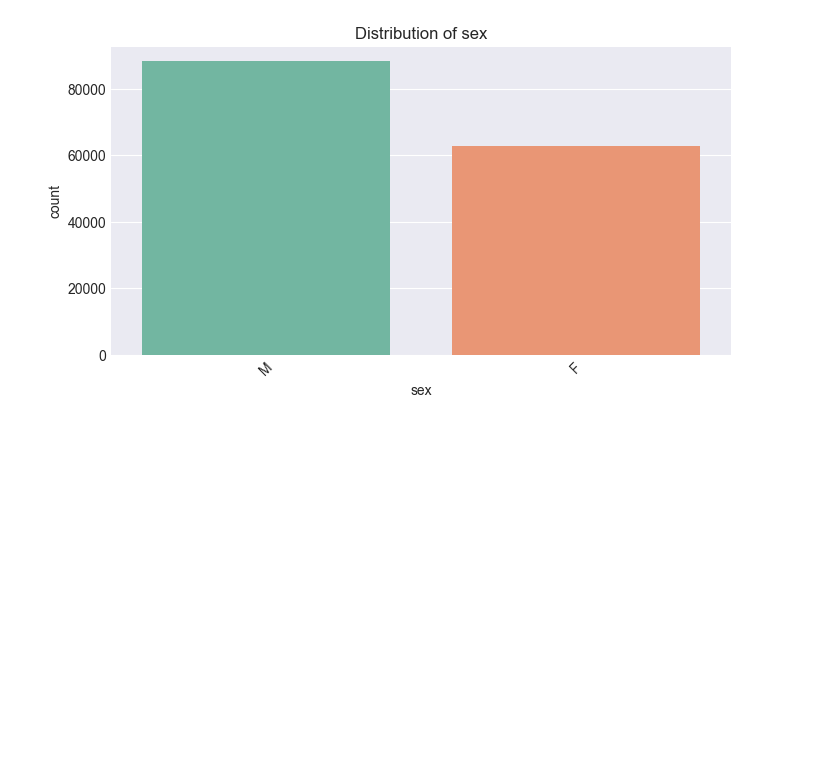
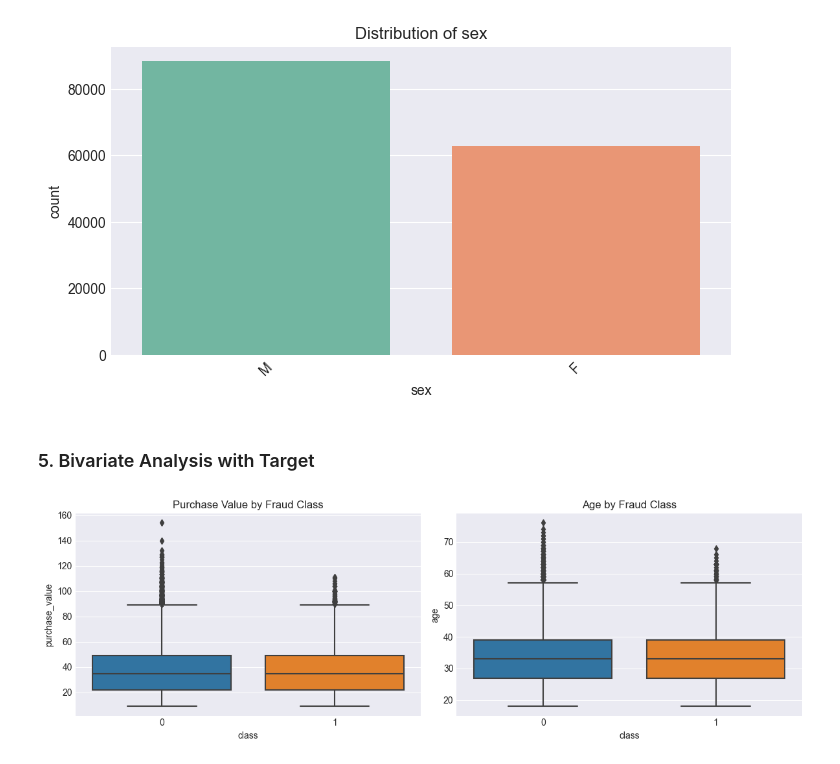
Before and after one commit to HermonaDev/fraud-detection, a Jupyter notebook: notebooks/eda-fraud-data.ipynb, the cells around one changed output. Drawn from its saved outputs; the diff is of its cells as text; code cells hidden in the pictures; blank space fills up the shorter version.

Commit message:
docs: add bivariate and time-based fraud pattern analysis

```diff
--- a/notebooks/eda-fraud-data.ipynb
+++ b/notebooks/eda-fraud-data.ipynb
@@ -143,3 +143,15 @@ M    88293
 F    62819
 Name: count, dtype: int64
 [figure]
+# %% [markdown]
+### 5. Bivariate Analysis with Target
+# %%
+fig, axes = plt.subplots(1, 2, figsize=(12,4))
+sns.boxplot(data=df, x='class', y='purchase_value', ax=axes[0])
+axes[0].set_title('Purchase Value by Fraud Class')
+sns.boxplot(data=df, x='class', y='age', ax=axes[1])
+axes[1].set_title('Age by Fraud Class')
+plt.tight_layout()
+plt.show()
+# %% [output]
+[figure, added]
```
Also changed, not shown: parts of 8 cells of this notebook.
